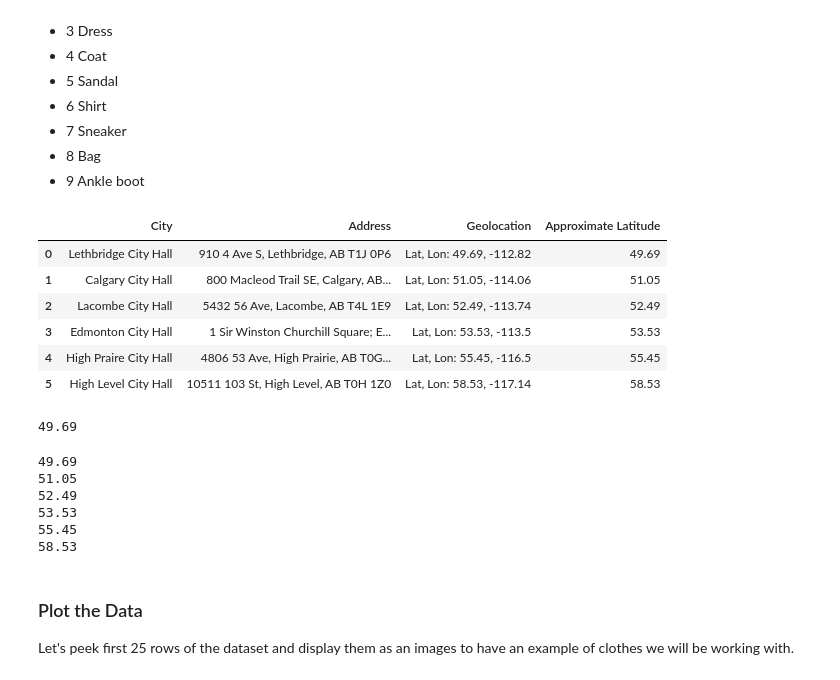
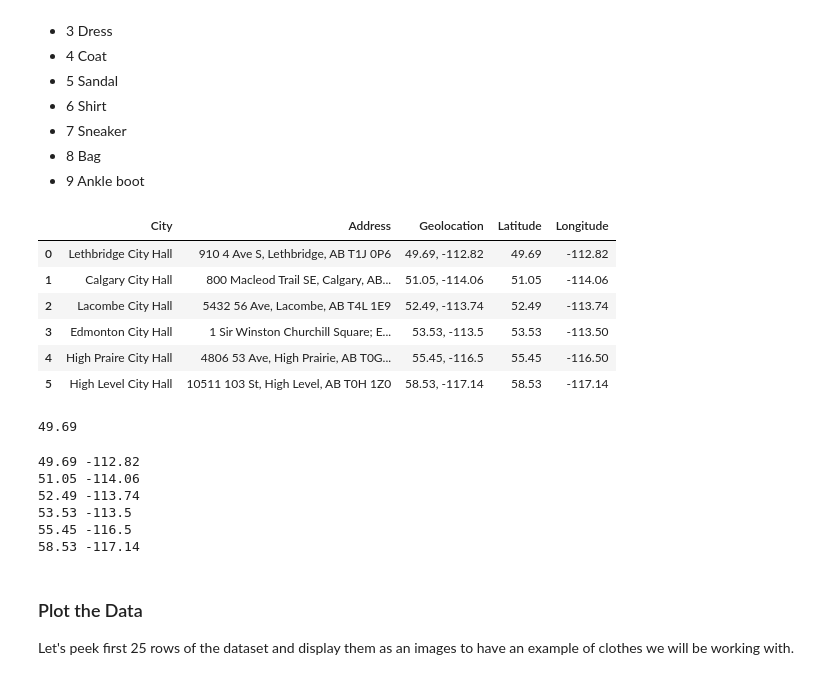
Before and after one commit to Niko-La/jupyter_equity_2020, a Jupyter notebook: notebooks/Renewable_Energy.ipynb, the cells around one changed output. Saved outputs shown, nothing was run; the diff lists cells and outputs as text; code cells hidden in the pictures.

```diff
--- a/notebooks/Renewable_Energy.ipynb
+++ b/notebooks/Renewable_Energy.ipynb
@@ -72,30 +72,16 @@ Each training and test example is assigned to one of the following labels:
 - 9 Ankle boot
 # %%
 # Load the data.
-data = datacomm.read_csv('Location_Data.csv')
-
-# Laets create the mapping between numeric category and category name.
-label_map = {
-    0: 'T-shirt/top',
-    1: 'Trouser',
-    2: 'Pullover',
-    3: 'Dress',
-    4: 'Coat',
-    5: 'Sandal',
-    6: 'Shirt',
-    7: 'Sneaker',
-    8: 'Bag',
-    9: 'Ankle boot',
-}
+data = pd.read_csv('Location_Data.csv')
 
 # Print the data table.
 data.head(10)
 # %% [output]
-|  | City | Address | Geolocation | Approximate Latitude |
-| 0 | Lethbridge City Hall | 910 4 Ave S, Lethbridge, AB T1J 0P6 | Lat, Lon: 49.69, -112.82 | 49.69 |
-| 1 | Calgary City Hall | 800 Macleod Trail SE, Calgary, AB... | Lat, Lon: 51.05, -114.06 | 51.05 |
-| 2 | Lacombe City Hall | 5432 56 Ave, Lacombe, AB T4L 1E9 | Lat, Lon: 52.49, -113.74 | 52.49 |
-| 3 | Edmonton City Hall | 1 Sir Winston Churchill Square; E... | Lat, Lon: 53.53, -113.5 | 53.53 |
-| 4 | High Praire City Hall | 4806 53 Ave, High Prairie, AB T0G... | Lat, Lon: 55.45, -116.5 | 55.45 |
-| 5 | High Level City Hall | 10511 103 St, High Level, AB T0H 1Z0 | Lat, Lon: 58.53, -117.14 | 58.53 |
+|  | City | Address | Geolocation | Latitude | Longitude |
+| 0 | Lethbridge City Hall | 910 4 Ave S, Lethbridge, AB T1J 0P6 | 49.69, -112.82 | 49.69 | -112.82 |
+| 1 | Calgary City Hall | 800 Macleod Trail SE, Calgary, AB... | 51.05, -114.06 | 51.05 | -114.06 |
+| 2 | Lacombe City Hall | 5432 56 Ave, Lacombe, AB T4L 1E9 | 52.49, -113.74 | 52.49 | -113.74 |
+| 3 | Edmonton City Hall | 1 Sir Winston Churchill Square; E... | 53.53, -113.5 | 53.53 | -113.50 |
+| 4 | High Praire City Hall | 4806 53 Ave, High Prairie, AB T0G... | 55.45, -116.5 | 55.45 | -116.50 |
+| 5 | High Level City Hall | 10511 103 St, High Level, AB T0H 1Z0 | 58.53, -117.14 | 58.53 | -117.14 |
 # %%
@@ -104,14 +90,14 @@ data.at[0,'Approximate Latitude']
 49.69
 # %%
 for index, row in data.iterrows():
-    print (row["Approximate Latitude"])
+    print (row["Latitude"], row["Longitude"])
 # %% [output]
-49.69
-51.05
-52.49
-53.53
-55.45
-58.53
+49.69 -112.82
+51.05 -114.06
+52.49 -113.74
+53.53 -113.5
+55.45 -116.5
+58.53 -117.14
 # %% [markdown]
 ### Plot the Data
 
```
Also changed, not shown: parts of 1 cell of this notebook.
